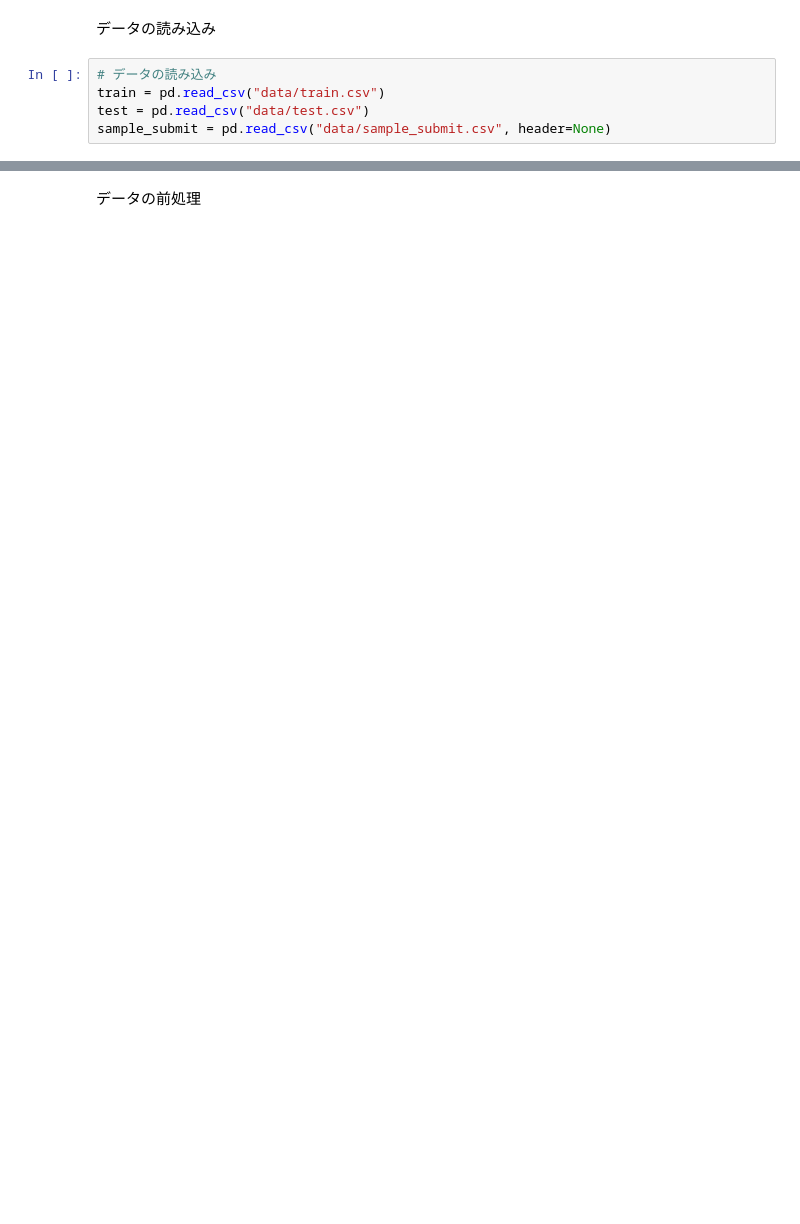
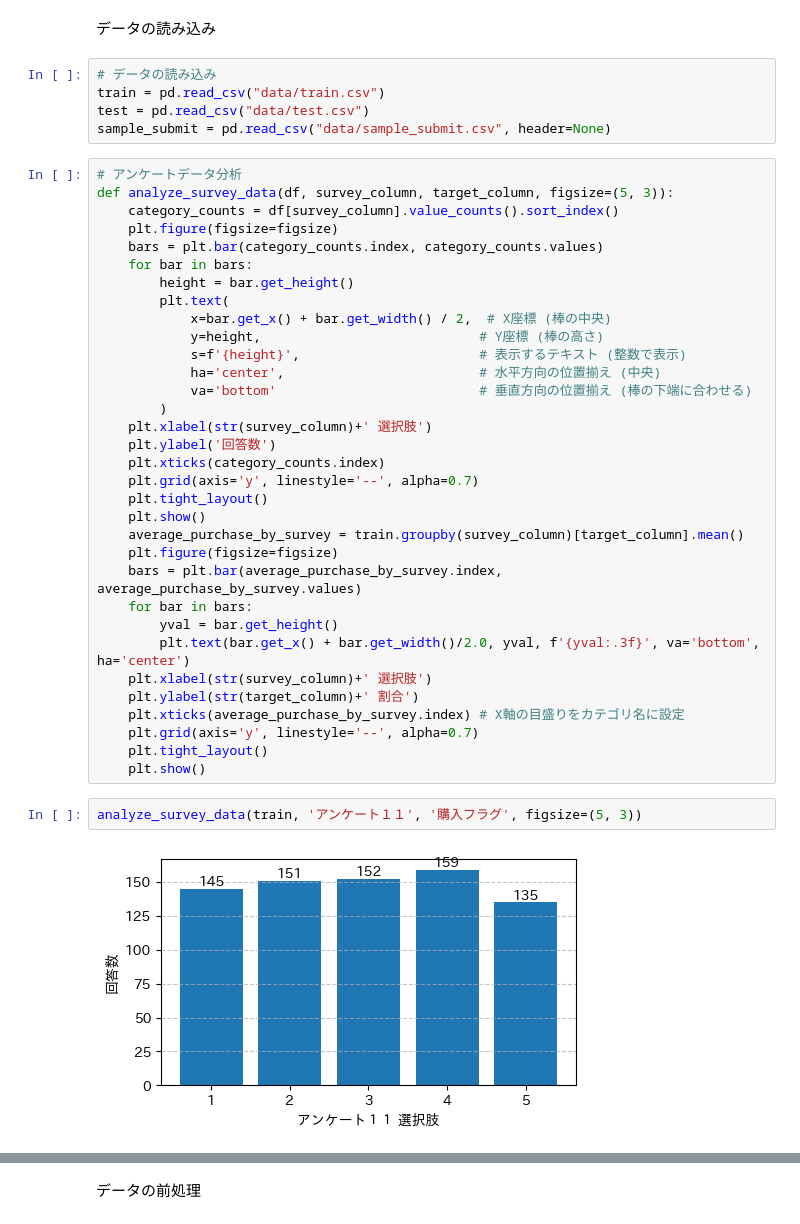
Before and after one commit to TakumiInoue0628/manufacturing-dx-purchase-prediction, a Jupyter notebook: baseline.ipynb, the cells around one changed output, grey strips where cells are left out. Cells and saved outputs as stored; diff of their text form; blank space fills up the shorter version.

```diff
--- a/baseline.ipynb
+++ b/baseline.ipynb
@@ -15,3 +18,40 @@ from catboost import CatBoostClassifier
 train = pd.read_csv("data/train.csv")
 test = pd.read_csv("data/test.csv")
 sample_submit = pd.read_csv("data/sample_submit.csv", header=None)
+# %%
+# アンケートデータ分析
+def analyze_survey_data(df, survey_column, target_column, figsize=(5, 3)):
+    category_counts = df[survey_column].value_counts().sort_index()
+    plt.figure(figsize=figsize)
+    bars = plt.bar(category_counts.index, category_counts.values)
+    for bar in bars:
+        height = bar.get_height()
+        plt.text(
+            x=bar.get_x() + bar.get_width() / 2,  # X座標 (棒の中央)
+            y=height,                            # Y座標 (棒の高さ)
+            s=f'{height}',                       # 表示するテキスト (整数で表示)
+            ha='center',                         # 水平方向の位置揃え (中央)
+            va='bottom'                          # 垂直方向の位置揃え (棒の下端に合わせる)
+        )
+    plt.xlabel(str(survey_column)+' 選択肢')
+    plt.ylabel('回答数')
+    plt.xticks(category_counts.index)
+    plt.grid(axis='y', linestyle='--', alpha=0.7)
+    plt.tight_layout()
+    plt.show()
+    average_purchase_by_survey = train.groupby(survey_column)[target_column].mean()
+    plt.figure(figsize=figsize)
+    bars = plt.bar(average_purchase_by_survey.index, average_purchase_by_survey.values)
+    for bar in bars:
+        yval = bar.get_height()
+        plt.text(bar.get_x() + bar.get_width()/2.0, yval, f'{yval:.3f}', va='bottom', ha='center')
+    plt.xlabel(str(survey_column)+' 選択肢')
+    plt.ylabel(str(target_column)+' 割合')
+    plt.xticks(average_purchase_by_survey.index) # X軸の目盛りをカテゴリ名に設定
+    plt.grid(axis='y', linestyle='--', alpha=0.7)
+    plt.tight_layout()
+    plt.show()
+# %%
+analyze_survey_data(train, 'アンケート１１', '購入フラグ', figsize=(5, 3))
+# %% [output]
+[figure, added]
```
Also changed, not shown: parts of 14 cells of this notebook.
